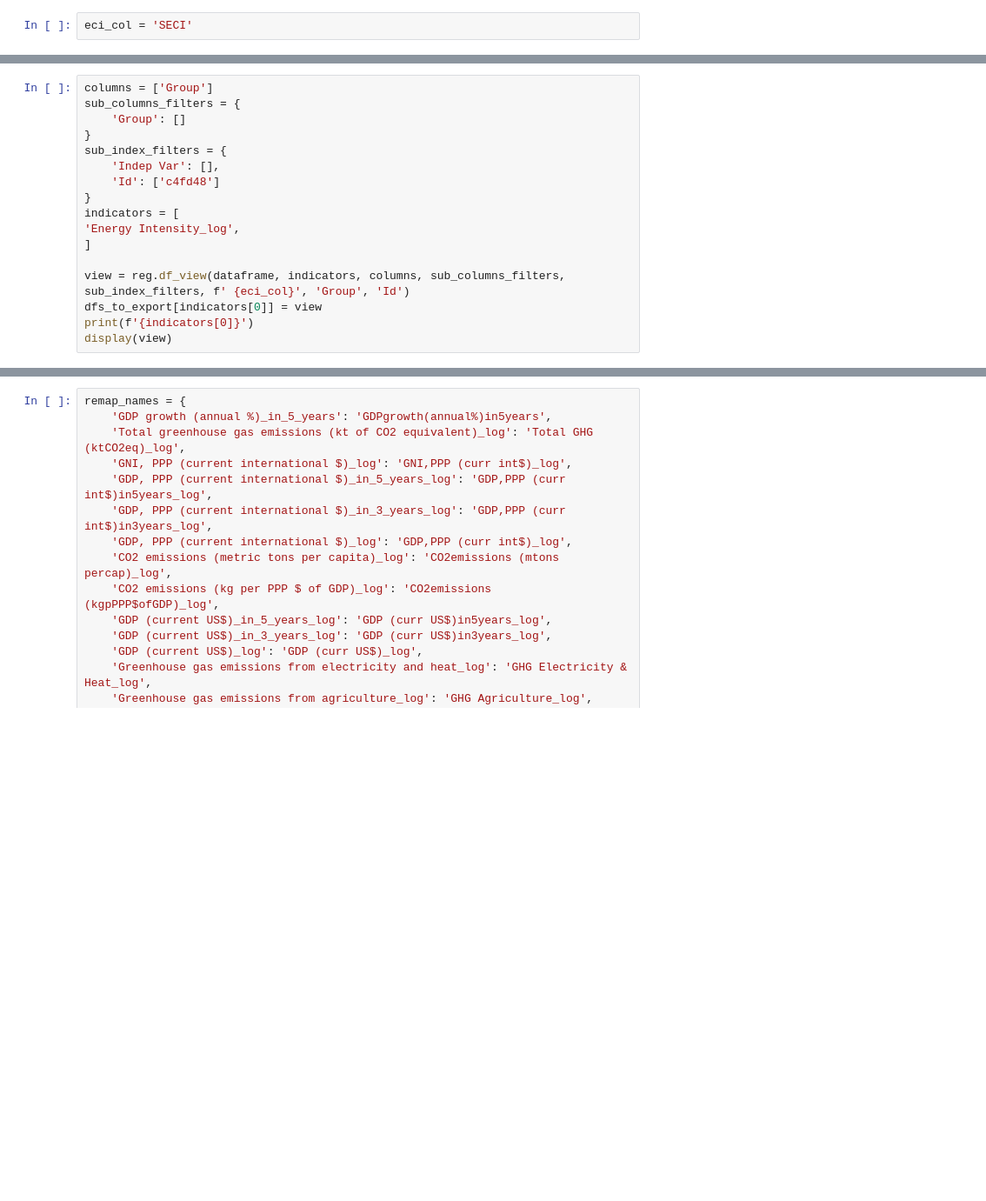
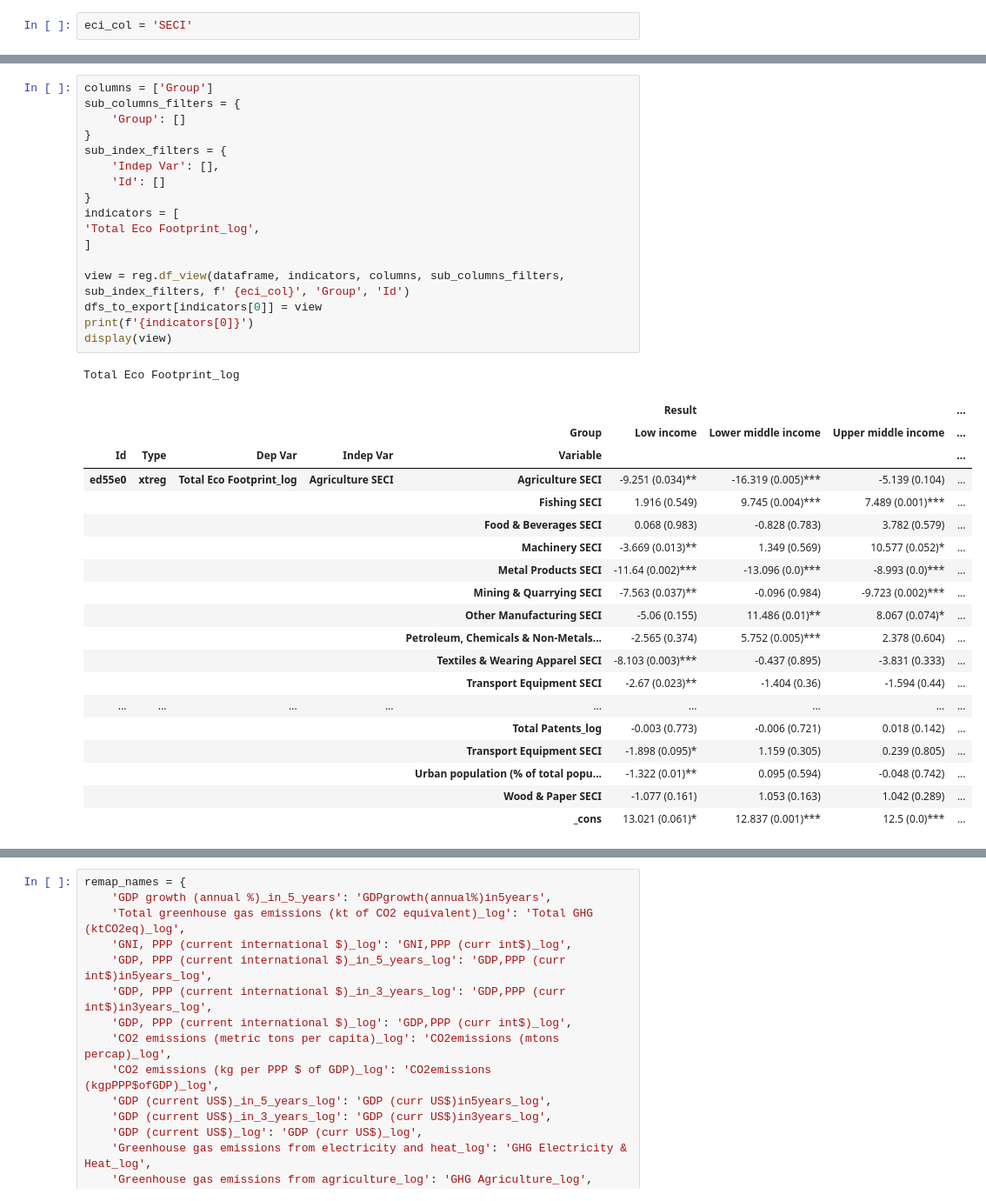
Before and after one commit to montanon/miTools, a Jupyter notebook: mitools/notebooks/notebooks/view_stata_logs_results.ipynb, the cells around one changed output, grey strips where cells are left out. Shown at 87% size. Cells and saved outputs as stored; diff of their text form; blank space fills up the shorter version.

```diff
--- a/mitools/notebooks/notebooks/view_stata_logs_results.ipynb
+++ b/mitools/notebooks/notebooks/view_stata_logs_results.ipynb
@@ -52,17 +142,38 @@ eci_col = 'SECI'
 # %%
 columns = ['Group']
 sub_columns_filters = {
     'Group': []
 }
 sub_index_filters = {
     'Indep Var': [],
-    'Id': ['c4fd48']
+    'Id': []
 }
 indicators = [
-'Energy Intensity_log',
+'Total Eco Footprint_log',
 ]
 
 view = reg.df_view(dataframe, indicators, columns, sub_columns_filters, sub_index_filters, f' {eci_col}', 'Group', 'Id')
 dfs_to_export[indicators[0]] = view
 print(f'{indicators[0]}')
 display(view)
+# %% [output]
+Total Eco Footprint_log
+|  |  |  |  |  | Result |  |  | ... |
+|  |  |  |  | Group | Low income | Lower middle income | Upper middle income | ... |
+| Id | Type | Dep Var | Indep Var | Variable |  |  |  | ... |
+| ed55e0 | xtreg | Total Eco Footprint_log | Agriculture SECI | Agriculture SECI | -9.251 (0.034)** | -16.319 (0.005)*** | -5.139 (0.104) | ... |
+|  |  |  |  | Fishing SECI | 1.916 (0.549) | 9.745 (0.004)*** | 7.489 (0.001)*** | ... |
+|  |  |  |  | Food & Beverages SECI | 0.068 (0.983) | -0.828 (0.783) | 3.782 (0.579) | ... |
+|  |  |  |  | Machinery SECI | -3.669 (0.013)** | 1.349 (0.569) | 10.577 (0.052)* | ... |
+|  |  |  |  | Metal Products SECI | -11.64 (0.002)*** | -13.096 (0.0)*** | -8.993 (0.0)*** | ... |
+|  |  |  |  | Mining & Quarrying SECI | -7.563 (0.037)** | -0.096 (0.984) | -9.723 (0.002)*** | ... |
+|  |  |  |  | Other Manufacturing SECI | -5.06 (0.155) | 11.486 (0.01)** | 8.067 (0.074)* | ... |
+|  |  |  |  | Petroleum, Chemicals & Non-Metals... | -2.565 (0.374) | 5.752 (0.005)*** | 2.378 (0.604) | ... |
+|  |  |  |  | Textiles & Wearing Apparel SECI | -8.103 (0.003)*** | -0.437 (0.895) | -3.831 (0.333) | ... |
+|  |  |  |  | Transport Equipment SECI | -2.67 (0.023)** | -1.404 (0.36) | -1.594 (0.44) | ... |
+| ... | ... | ... | ... | ... | ... | ... | ... | ... |
+|  |  |  |  | Total Patents_log | -0.003 (0.773) | -0.006 (0.721) | 0.018 (0.142) | ... |
+|  |  |  |  | Transport Equipment SECI | -1.898 (0.095)* | 1.159 (0.305) | 0.239 (0.805) | ... |
+|  |  |  |  | Urban population (% of total popu... | -1.322 (0.01)** | 0.095 (0.594) | -0.048 (0.742) | ... |
+|  |  |  |  | Wood & Paper SECI | -1.077 (0.161) | 1.053 (0.163) | 1.042 (0.289) | ... |
+|  |  |  |  | _cons | 13.021 (0.061)* | 12.837 (0.001)*** | 12.5 (0.0)*** | ... |
```
Also changed, not shown: parts of 28 cells of this notebook, 1 other file.
